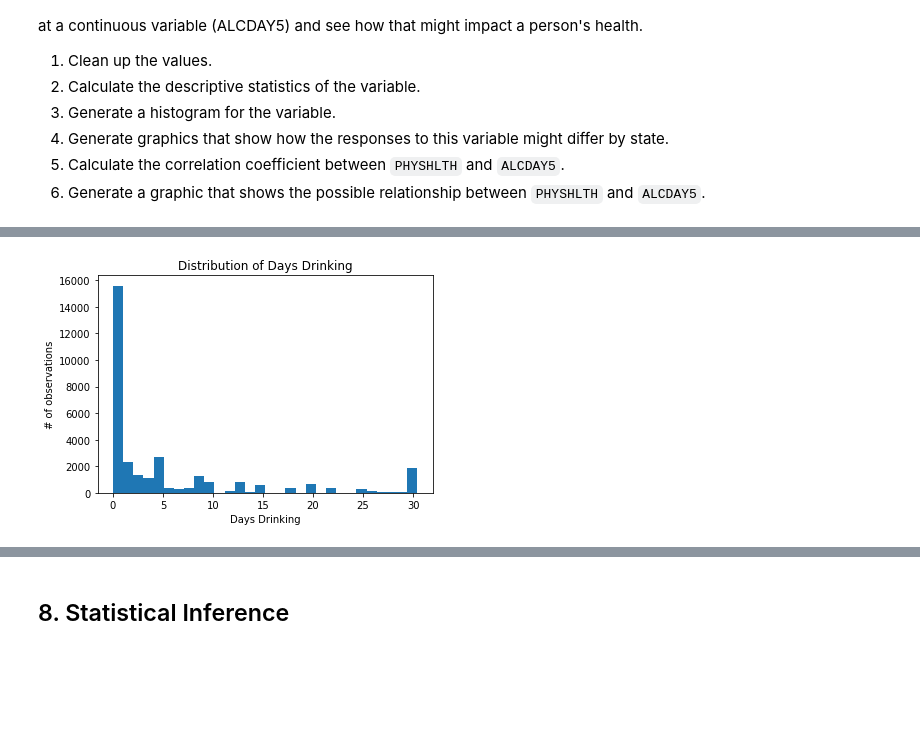
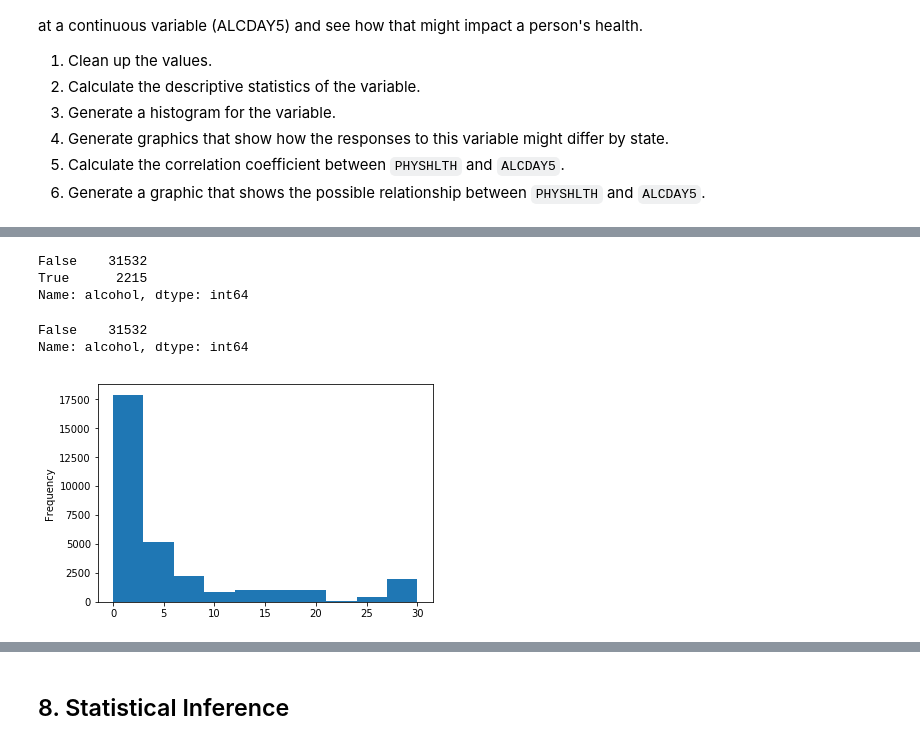
Before and after one commit to vanitoz/nyc-mhtn-ds-120720-lectures, a Jupyter notebook: Phase_1/STATS_case_study/Statistical_Tests_Applied.ipynb, the cells around one changed output, grey strips where cells are left out. Saved outputs shown, nothing was run; the diff lists cells and outputs as text; code cells hidden in the pictures; blank space fills up the shorter version.

```diff
--- a/Phase_1/STATS_case_study/Statistical_Tests_Applied.ipynb
+++ b/Phase_1/STATS_case_study/Statistical_Tests_Applied.ipynb
@@ -293,21 +318,0 @@ Name: ALCDAY5, dtype: int64
-# %%
-# code here to clean up the ALCDAY5 responses
-def cleaning(v):
-    if v in [101.0, 204.0]:
-        return 4
-    elif v in [102.0, 208.0]:
-        return 8
-    elif v in [103.0, 212.0]:
-        return 12
-    elif v in [104.0, 216.0]:
-        return 16
-    elif v in [105.0, 220.0]:
-        return 20
-    elif v in [106.0, 224.0]:
-        return 24
-    elif v in [107.0, 28.0]:b
-        return 28
-
-
-df1 = df['ALCDAY5'].map(cleaning)
-df1
@@ -339,4 +319,39 @@ Name: alcohol, dtype: float64
+# %%
+conditions = [
+            ((df1['ALCDAY5']>=101.0) & (df1['ALCDAY5']<=107.0)),
+            ((df1['ALCDAY5']>=201.0) & (df1['ALCDAY5']<=230.0)),
+            df1['ALCDAY5']==888]
+
+choices = [
+    (df1['ALCDAY5']-100)*4,
+    df1['ALCDAY5']-200,
+    0]
+
+df1['alcohol'] = np.select(conditions, choices, default = np.nan)
+
+
+# alc_dict = {888:0,
+#             777: np.nan,
+#             999: np.nan
+#             }
+
+# df['alcohol'] = df['ALCDAY5'].replace(alc_dict)
+# %%
+df1.alcohol.isna().value_counts()
+# %% [output]
+False    31532
+True      2215
+Name: alcohol, dtype: int64
+# %%
+df1.dropna(subset=['alcohol'], inplace=True)
+# %%
+df1.alcohol.isna().value_counts()
+# %% [output]
+False    31532
+Name: alcohol, dtype: int64
 # %%
 # graphic showing the histogram of data
+df1['alcohol'].plot(kind='hist')
+plt.show()
 # %% [output]
-[figure, old version]
+[figure, new version]
```
Also changed, not shown: parts of 25 cells of this notebook, 7 other files.
